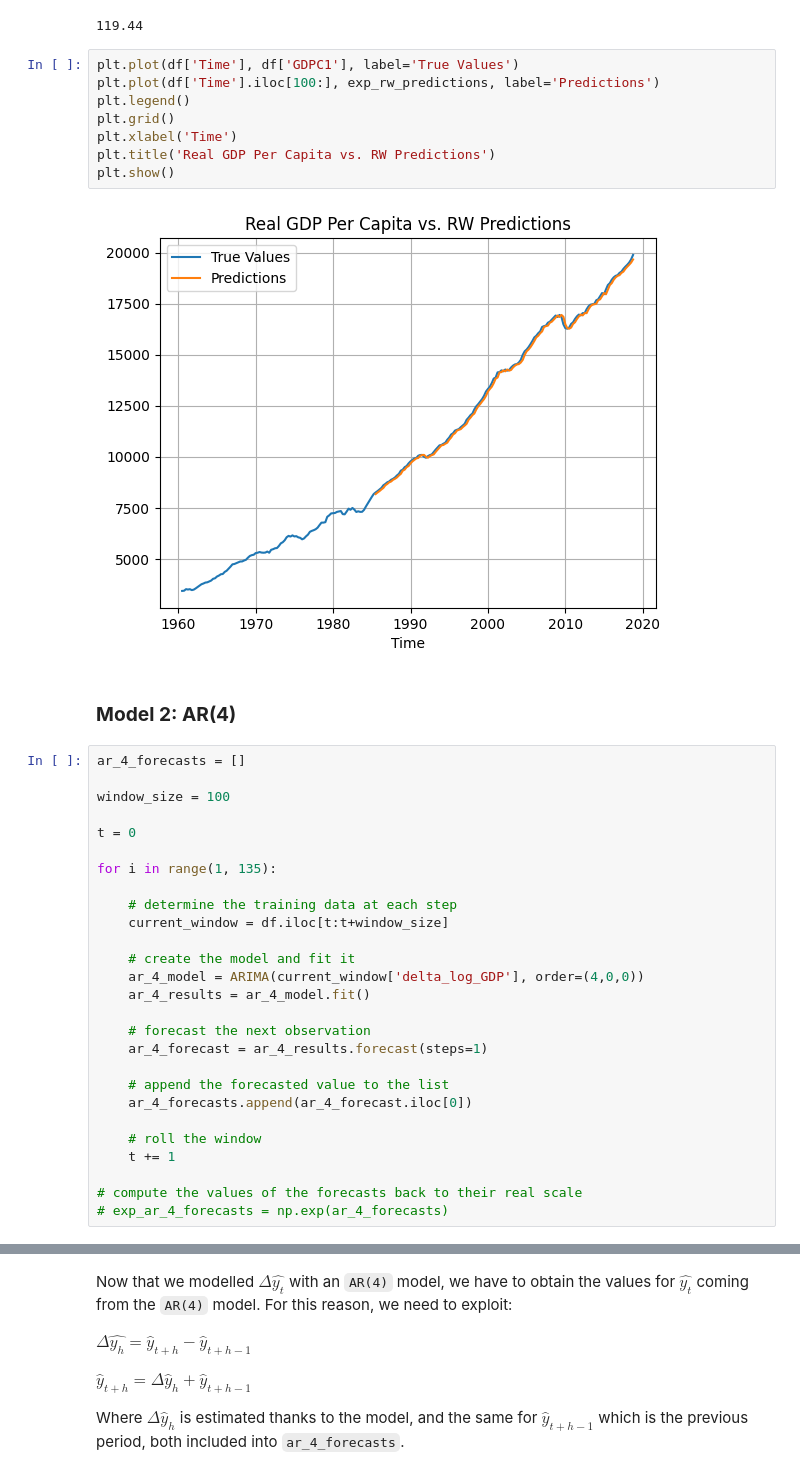
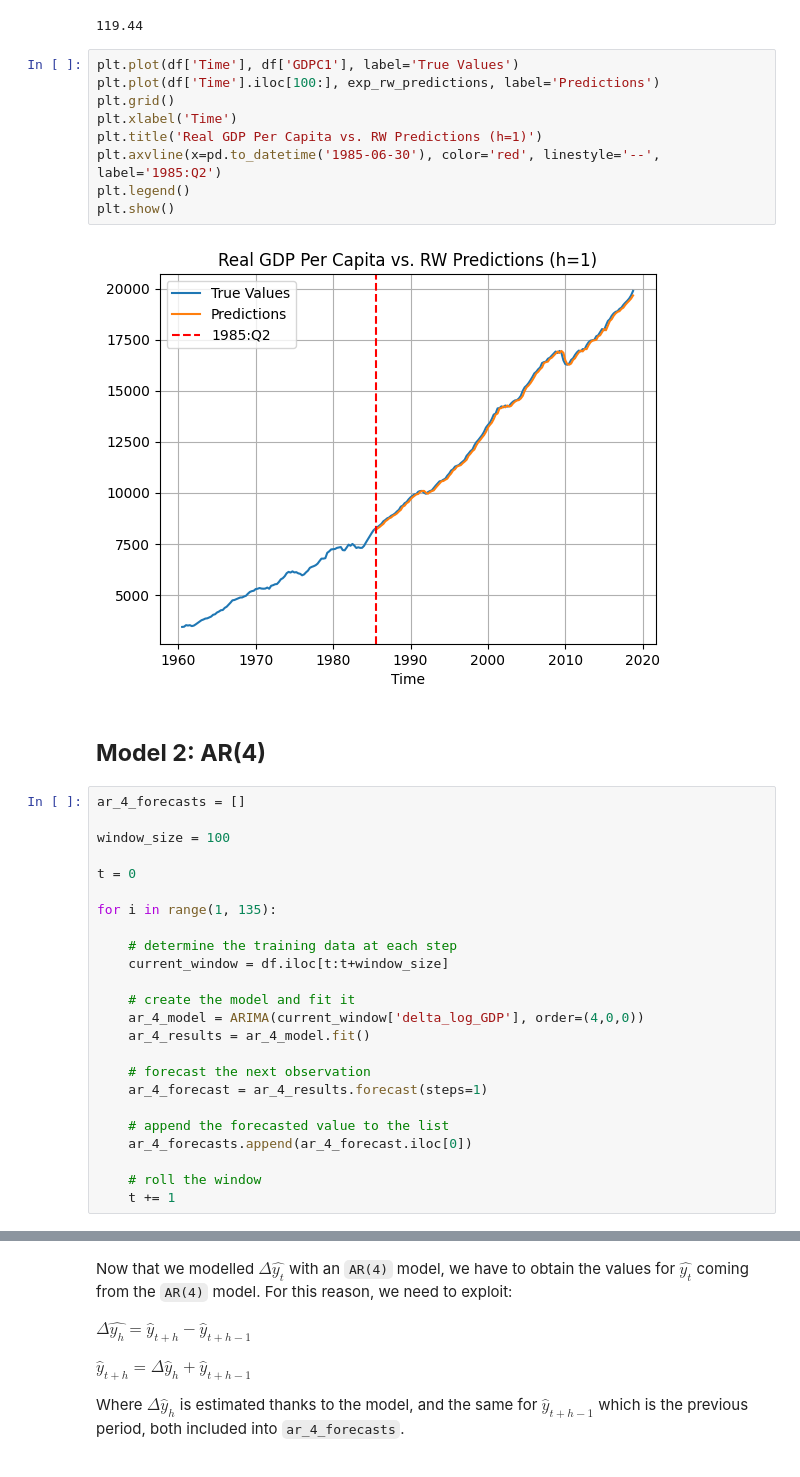
Before and after one commit to giordanovitale/Time-Series-Project, a Jupyter notebook: ts_project.ipynb, the cells around one changed output, grey strips where cells are left out. Saved outputs shown, nothing was run; the diff lists cells and outputs as text.

```diff
--- a/ts_project.ipynb
+++ b/ts_project.ipynb
@@ -104,15 +88,16 @@ print(rmse_rw)
 # %%
 plt.plot(df['Time'], df['GDPC1'], label='True Values')
 plt.plot(df['Time'].iloc[100:], exp_rw_predictions, label='Predictions')
-plt.legend()
 plt.grid()
 plt.xlabel('Time')
-plt.title('Real GDP Per Capita vs. RW Predictions')
+plt.title('Real GDP Per Capita vs. RW Predictions (h=1)')
+plt.axvline(x=pd.to_datetime('1985-06-30'), color='red', linestyle='--', label='1985:Q2')
+plt.legend()
 plt.show()
 # %% [output]
-[figure, old version]
+[figure, new version]
 # %% [markdown]
-### **Model 2: AR(4)**
+## **Model 2: AR(4)**
 # %%
 ar_4_forecasts = []
 
@@ -137,6 +122,3 @@ for i in range(1, 135):
 
     # roll the window
     t += 1
-
-# compute the values of the forecasts back to their real scale
-# exp_ar_4_forecasts = np.exp(ar_4_forecasts)
```
Also changed, not shown: parts of 59 cells of this notebook, 1 other file.
